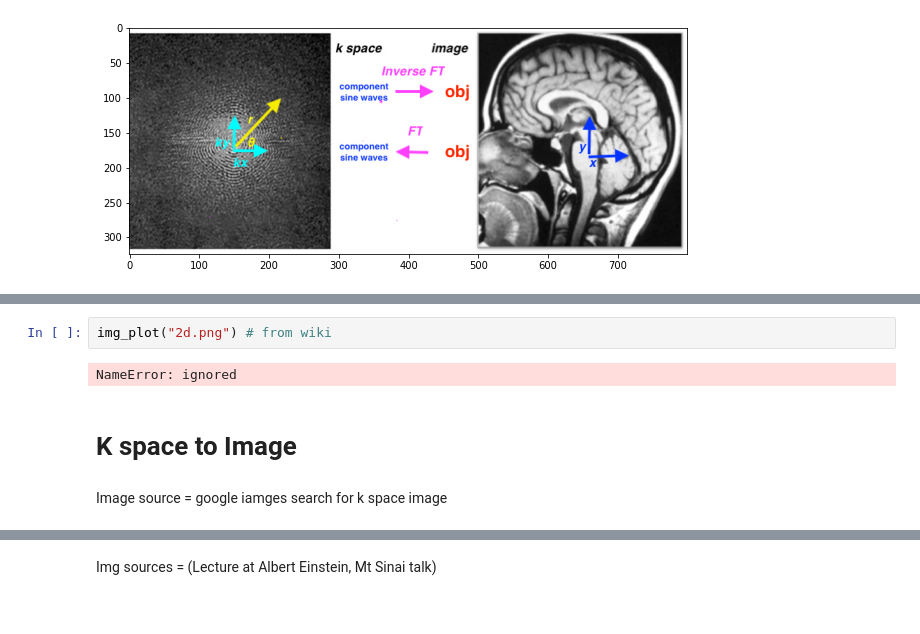
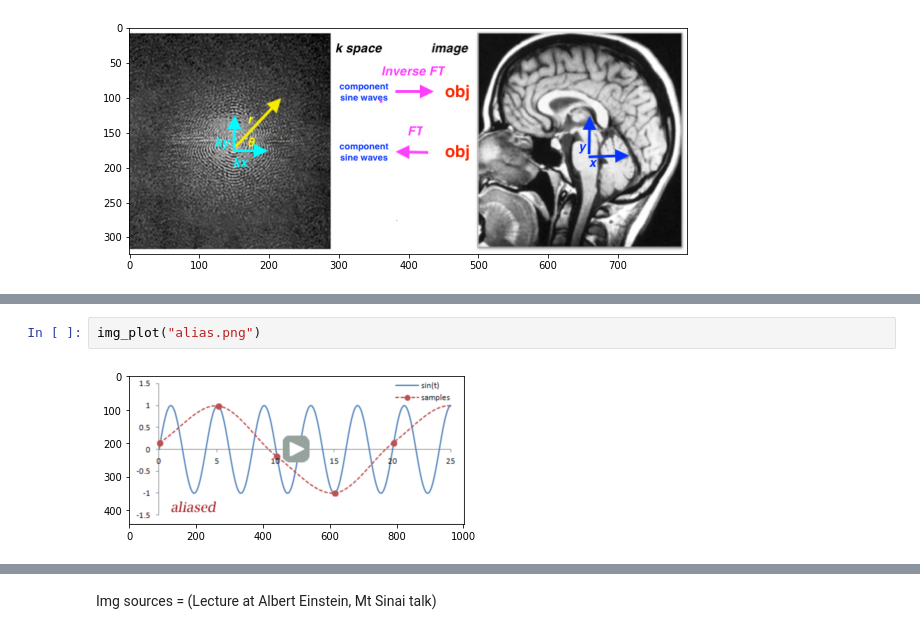
Before and after one commit to RGologorsky/fastmri, a Jupyter notebook: notes/01_notes_FastMRI.ipynb, the cells around one changed output, grey strips where cells are left out. Drawn from its saved outputs; the diff is of its cells as text.

```diff
--- a/notes/01_notes_FastMRI.ipynb
+++ b/notes/01_notes_FastMRI.ipynb
@@ -214,8 +190,4 @@ Img Source = MI Questions & Answers
 # %%
-img_plot("2d.png") # from wiki
+img_plot("alias.png")
 # %% [output]
-NameError: ignored
+[figure, added]
-# %% [markdown]
-# K space to Image
-# %% [markdown]
-Image source = google iamges search for k space image
```
Also changed, not shown: parts of 23 cells of this notebook.
